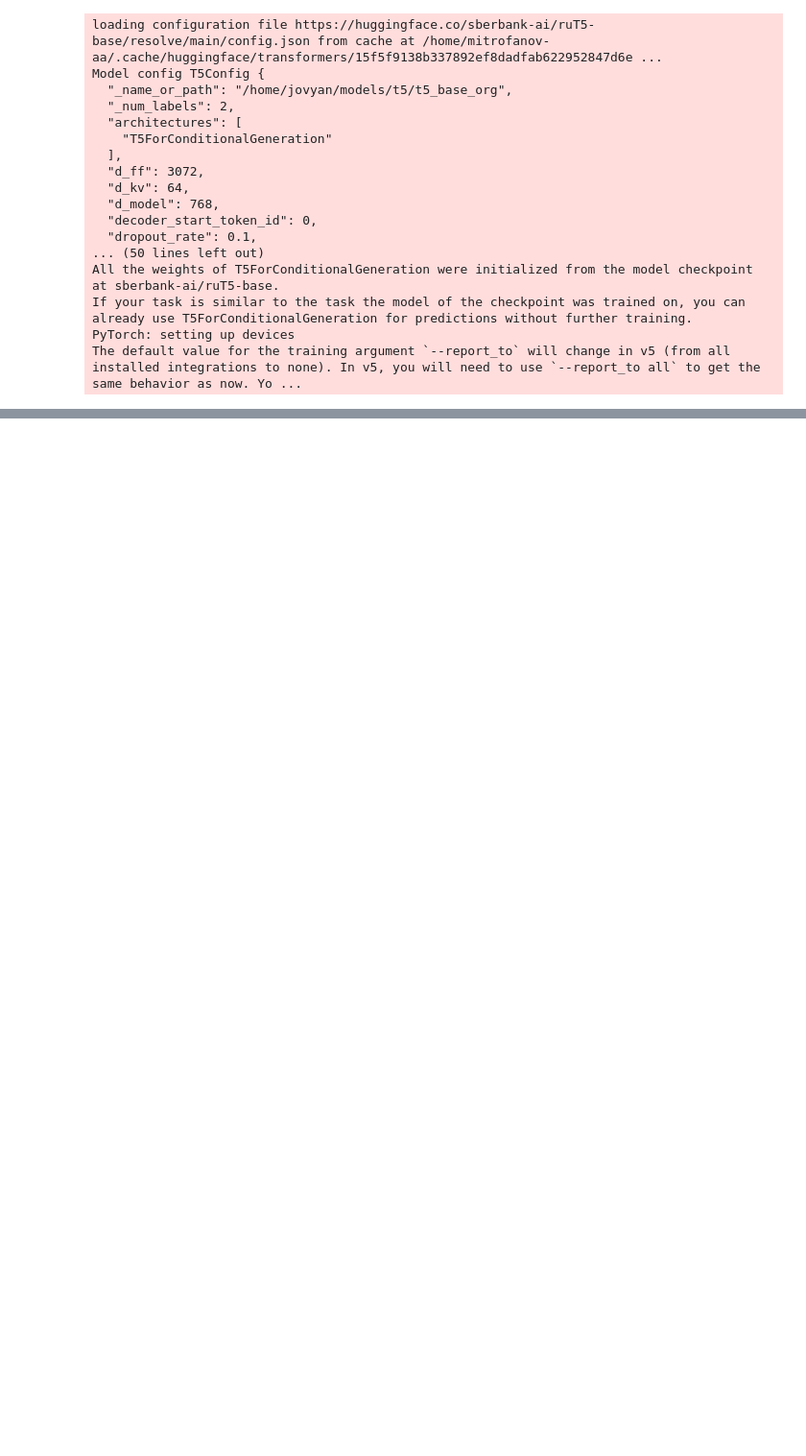
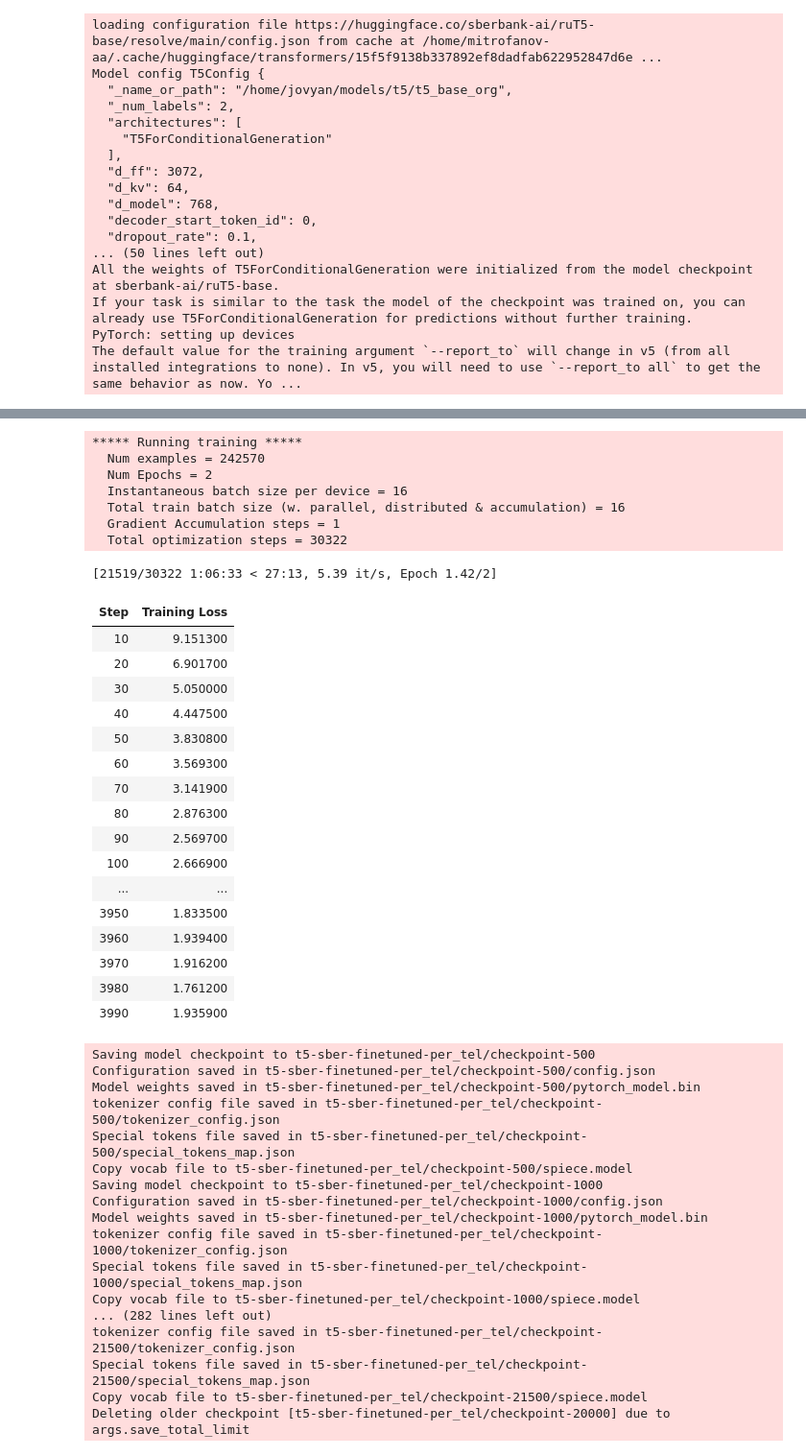
Before and after one commit to medbar/maga_sis, a Jupyter notebook: 3/NLU/cursach.ipynb, the cells around one changed output, grey strips where cells are left out. Shown at 96% size. Cells and saved outputs as stored; diff of their text form; code cells hidden in the pictures; blank space fills up the shorter version.

```diff
--- a/3/NLU/cursach.ipynb
+++ b/3/NLU/cursach.ipynb
@@ -482,0 +760,2 @@ KeyboardInterrupt: Interrupted by user
+# %%
+pt_full = DialogDataSet(tokenizer, [TikPersonaChatRus, *telegram_data])
@@ -482,0 +764,14 @@ KeyboardInterrupt: Interrupted by user
+# %%
+model = AutoModelForSeq2SeqLM.from_pretrained('sberbank-ai/ruT5-base')
+batch_size = 16
+args = Seq2SeqTrainingArguments(
+    f"t5-sber-finetuned-per_tel",
+    overwrite_output_dir=True,
+    learning_rate=2e-5,
+    per_device_train_batch_size=batch_size,
+    weight_decay=0.01,
+    save_total_limit=3,
+    num_train_epochs=2,
+    do_eval=False,
+    logging_steps = 10,
+logging_strategy='steps')
@@ -482,0 +796,54 @@ KeyboardInterrupt: Interrupted by user
+# %%
+trainer = Seq2SeqTrainer(
+    model,
+    args,
+    train_dataset=pt_full,
+    data_collator=pt_full.collate,
+    tokenizer=tokenizer,
+    #compute_metrics=compute_metrics
+)
+# %%
+trainer.train()
+# %% [output]
+***** Running training *****
+  Num examples = 242570
+  Num Epochs = 2
+  Instantaneous batch size per device = 16
+  Total train batch size (w. parallel, distributed & accumulation) = 16
+  Gradient Accumulation steps = 1
+  Total optimization steps = 30322
+[21519/30322 1:06:33 < 27:13, 5.39 it/s, Epoch 1.42/2]
+| Step | Training Loss |
+| 10 | 9.151300 |
+| 20 | 6.901700 |
+| 30 | 5.050000 |
+| 40 | 4.447500 |
+| 50 | 3.830800 |
+| 60 | 3.569300 |
+| 70 | 3.141900 |
+| 80 | 2.876300 |
+| 90 | 2.569700 |
+| 100 | 2.666900 |
+| ... | ... |
+| 3950 | 1.833500 |
+| 3960 | 1.939400 |
+| 3970 | 1.916200 |
+| 3980 | 1.761200 |
+| 3990 | 1.935900 |
+Saving model checkpoint to t5-sber-finetuned-per_tel/checkpoint-500
+Configuration saved in t5-sber-finetuned-per_tel/checkpoint-500/config.json
+Model weights saved in t5-sber-finetuned-per_tel/checkpoint-500/pytorch_model.bin
+tokenizer config file saved in t5-sber-finetuned-per_tel/checkpoint-500/tokenizer_config.json
+Special tokens file saved in t5-sber-finetuned-per_tel/checkpoint-500/special_tokens_map.json
+Copy vocab file to t5-sber-finetuned-per_tel/checkpoint-500/spiece.model
+Saving model checkpoint to t5-sber-finetuned-per_tel/checkpoint-1000
+Configuration saved in t5-sber-finetuned-per_tel/checkpoint-1000/config.json
+Model weights saved in t5-sber-finetuned-per_tel/checkpoint-1000/pytorch_model.bin
+tokenizer config file saved in t5-sber-finetuned-per_tel/checkpoint-1000/tokenizer_config.json
+Special tokens file saved in t5-sber-finetuned-per_tel/checkpoint-1000/special_tokens_map.json
+Copy vocab file to t5-sber-finetuned-per_tel/checkpoint-1000/spiece.model
+... (282 lines left out)
+tokenizer config file saved in t5-sber-finetuned-per_tel/checkpoint-21500/tokenizer_config.json
+Special tokens file saved in t5-sber-finetuned-per_tel/checkpoint-21500/special_tokens_map.json
+Copy vocab file to t5-sber-finetuned-per_tel/checkpoint-21500/spiece.model
+Deleting older checkpoint [t5-sber-finetuned-per_tel/checkpoint-20000] due to args.save_total_limit
```
Also changed, not shown: parts of 63 cells of this notebook.
